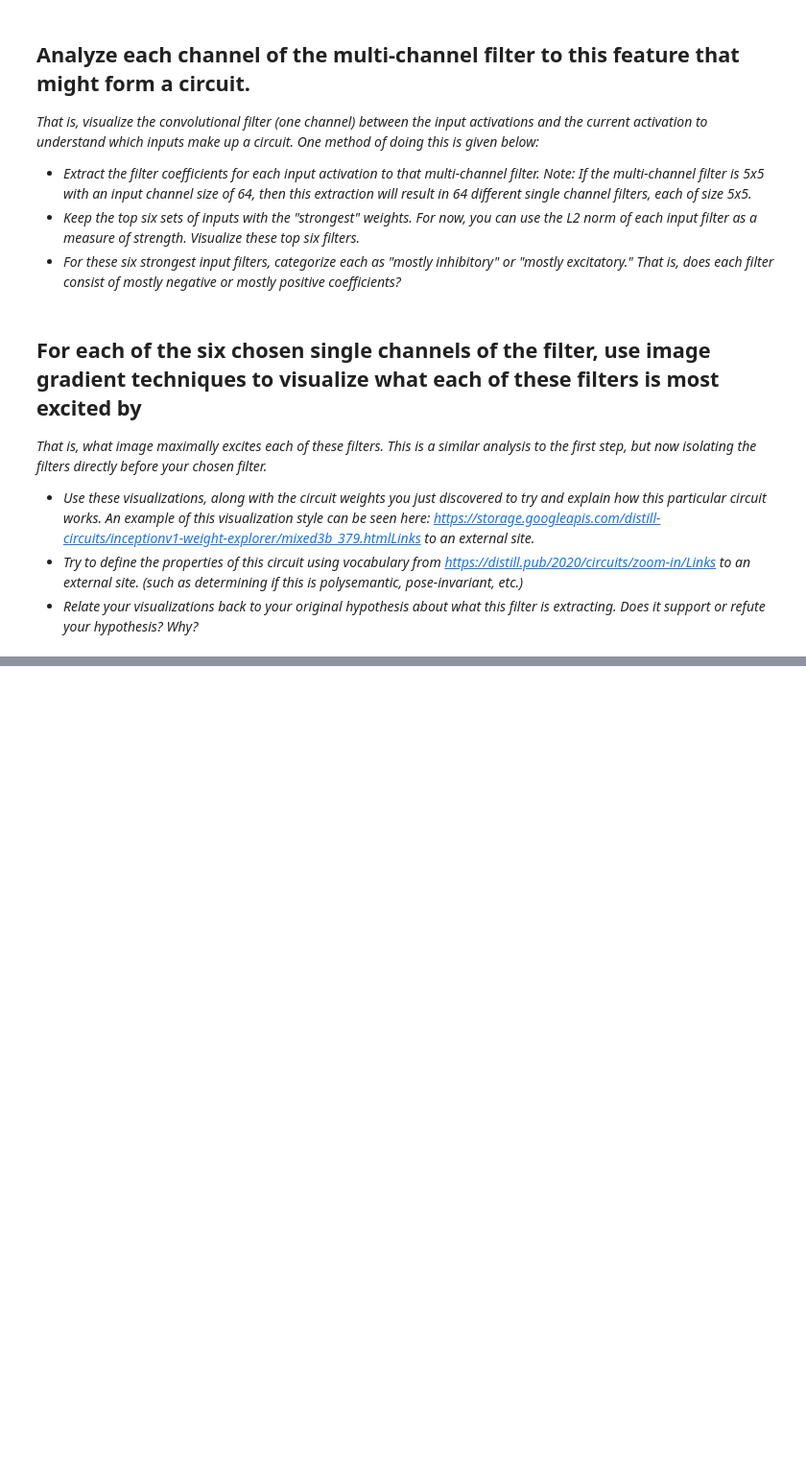
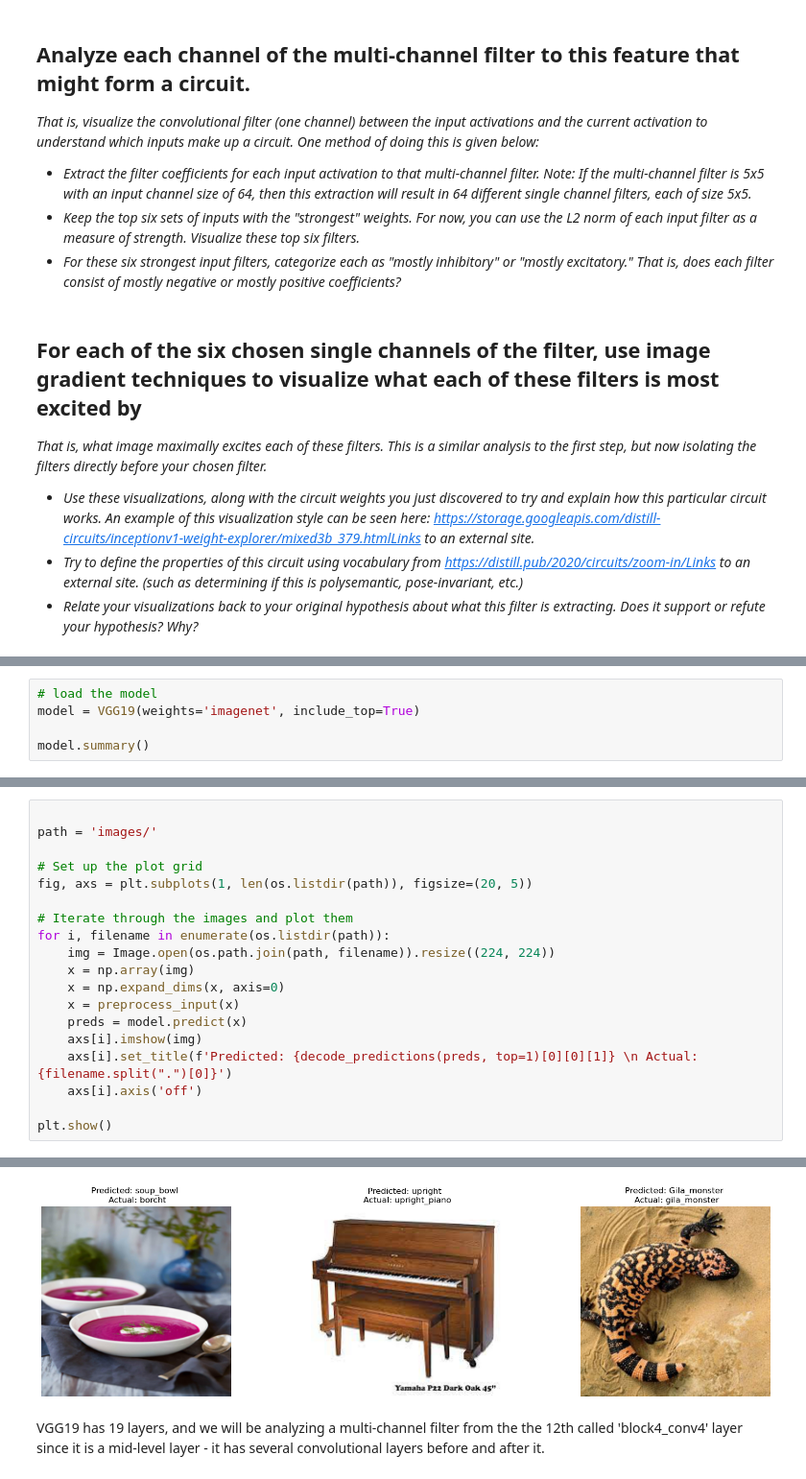
Before and after one commit to MarkBrub/CNN-Viz, a Jupyter notebook: CNN-viz.ipynb, the cells around one changed output, grey strips where cells are left out. Shown: that part at 96% size. Saved outputs shown, nothing was run; the diff lists cells and outputs as text; blank space fills up the shorter version.

```diff
--- a/CNN-viz.ipynb
+++ b/CNN-viz.ipynb
@@ -27,0 +49,5 @@
+# %%
+# load the model
+model = VGG19(weights='imagenet', include_top=True)
+
+model.summary()
@@ -27,0 +72,20 @@
+# %%
+
+path = 'images/'
+
+# Set up the plot grid
+fig, axs = plt.subplots(1, len(os.listdir(path)), figsize=(20, 5))
+
+# Iterate through the images and plot them
+for i, filename in enumerate(os.listdir(path)):
+    img = Image.open(os.path.join(path, filename)).resize((224, 224))
+    x = np.array(img)
+    x = np.expand_dims(x, axis=0)
+    x = preprocess_input(x)
+    preds = model.predict(x)
+    axs[i].imshow(img)
+    axs[i].set_title(f'Predicted: {decode_predictions(preds, top=1)[0][0][1]} \n Actual: {filename.split(".")[0]}')
+    axs[i].axis('off')
+
+plt.show()
+# %% [output]
@@ -27,0 +95,3 @@
+[figure, added]
+# %% [markdown]
+VGG19 has 19 layers, and we will be analyzing a multi-channel filter from the the 12th called 'block4_conv4' layer since it is a mid-level layer - it has several convolutional layers before and after it.
```
Also changed, not shown: parts of 7 cells of this notebook, 3 other files.
